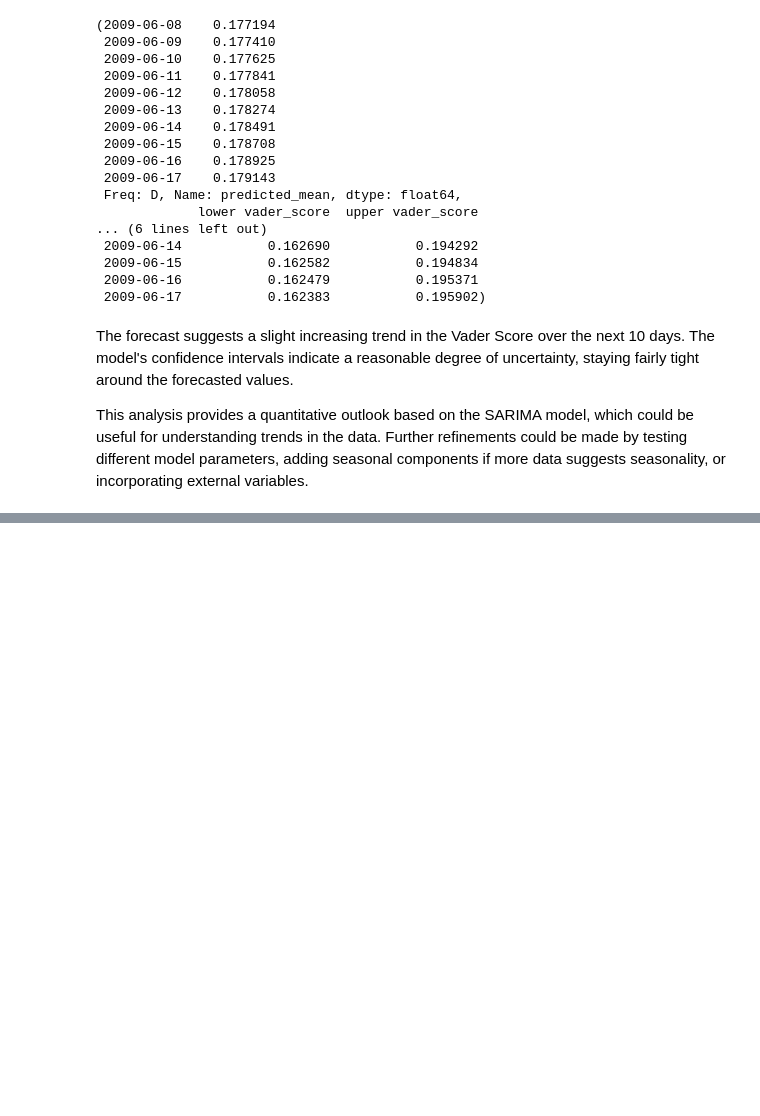
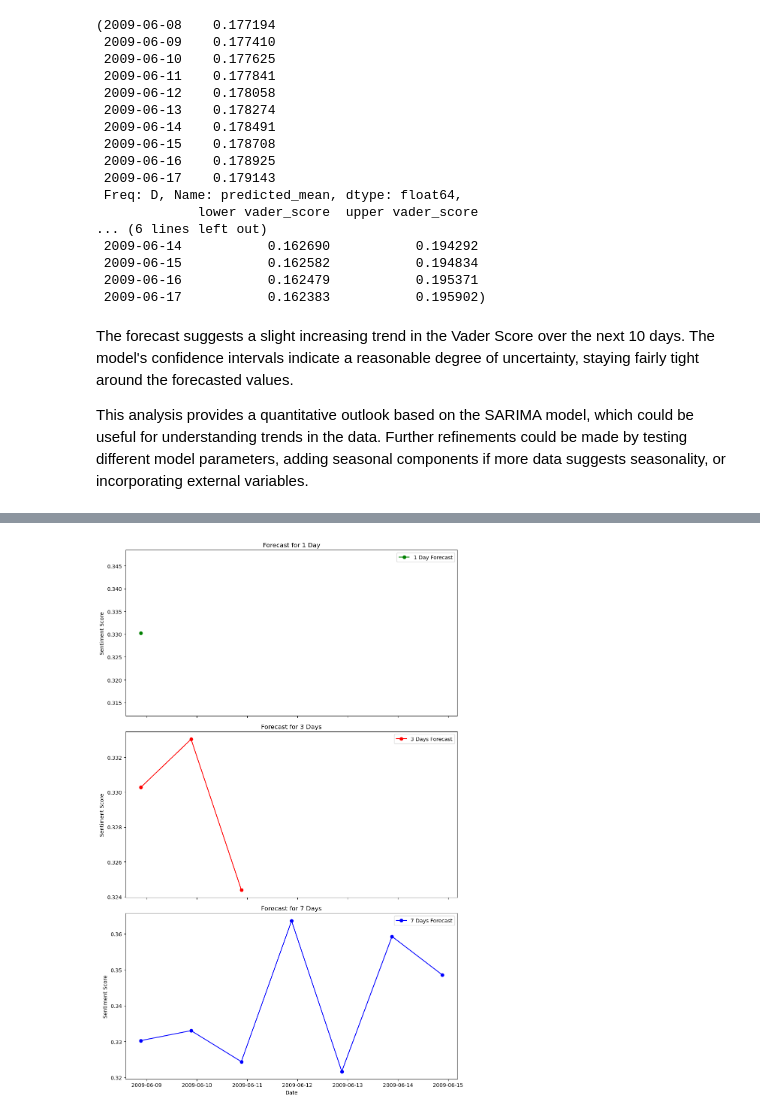
Before and after one commit to 2014222-student-cct-ie/2024--Semester-2--CA2, a Jupyter notebook: Part 3 -Time-series - 2014222 - Semester 2 CA-02 -May 2024-.ipynb, the cells around one changed output, grey strips where cells are left out. Cells and saved outputs as stored; diff of their text form; code cells hidden in the pictures; blank space fills up the shorter version.

```diff
--- a/Part 3 -Time-series - 2014222 - Semester 2 CA-02 -May 2024-.ipynb
+++ b/Part 3 -Time-series - 2014222 - Semester 2 CA-02 -May 2024-.ipynb
@@ -476,0 +596,45 @@ This analysis provides a quantitative outlook based on the SARIMA model, which c
+# %%
+import matplotlib.pyplot as plt
+import pandas as pd
+
+# Assume 'results' is your fitted SARIMA model
+# Prepare forecast data for 1 day, 3 days, and 7 days
+forecast_1 = results.get_forecast(steps=1).predicted_mean
+forecast_3 = results.get_forecast(steps=3).predicted_mean
+forecast_7 = results.get_forecast(steps=7).predicted_mean
+
+dates_1 = pd.date_range(start=tweets_dataset_new.index[-1], periods=2, freq='D')[1:]
+dates_3 = pd.date_range(start=tweets_dataset_new.index[-1], periods=4, freq='D')[1:]
+dates_7 = pd.date_range(start=tweets_dataset_new.index[-1], periods=8, freq='D')[1:]
+
+# Plotting each forecast on separate subplots
+fig, axs = plt.subplots(3, 1, figsize=(10, 15), sharex=True)
+
+# Historical Data
+#axs[0].plot(tweets_dataset_new['vader_score'], color='black', label='Historical Data')
+#axs[1].plot(tweets_dataset_new['vader_score'], color='black', label='Historical Data')
+#axs[2].plot(tweets_dataset_new['vader_score'], color='black', label='Historical Data')
+
+# Forecast for 1 day
+axs[0].plot(dates_1, forecast_1, color='green', marker='o', label='1 Day Forecast')
+axs[0].set_title('Forecast for 1 Day')
+axs[0].set_ylabel('Sentiment Score')
+axs[0].legend()
+
+# Forecast for 3 days
+axs[1].plot(dates_3, forecast_3, color='red', marker='o', label='3 Days Forecast')
+axs[1].set_title('Forecast for 3 Days')
+axs[1].set_ylabel('Sentiment Score')
+axs[1].legend()
+
+# Forecast for 7 days
+axs[2].plot(dates_7, forecast_7, color='blue', marker='o', label='7 Days Forecast')
+axs[2].set_title('Forecast for 7 Days')
+axs[2].set_xlabel('Date')
+axs[2].set_ylabel('Sentiment Score')
+axs[2].legend()
+
+plt.tight_layout()
+plt.show()
+# %% [output]
+[figure, added]
```
Also changed, not shown: parts of 23 cells of this notebook.
